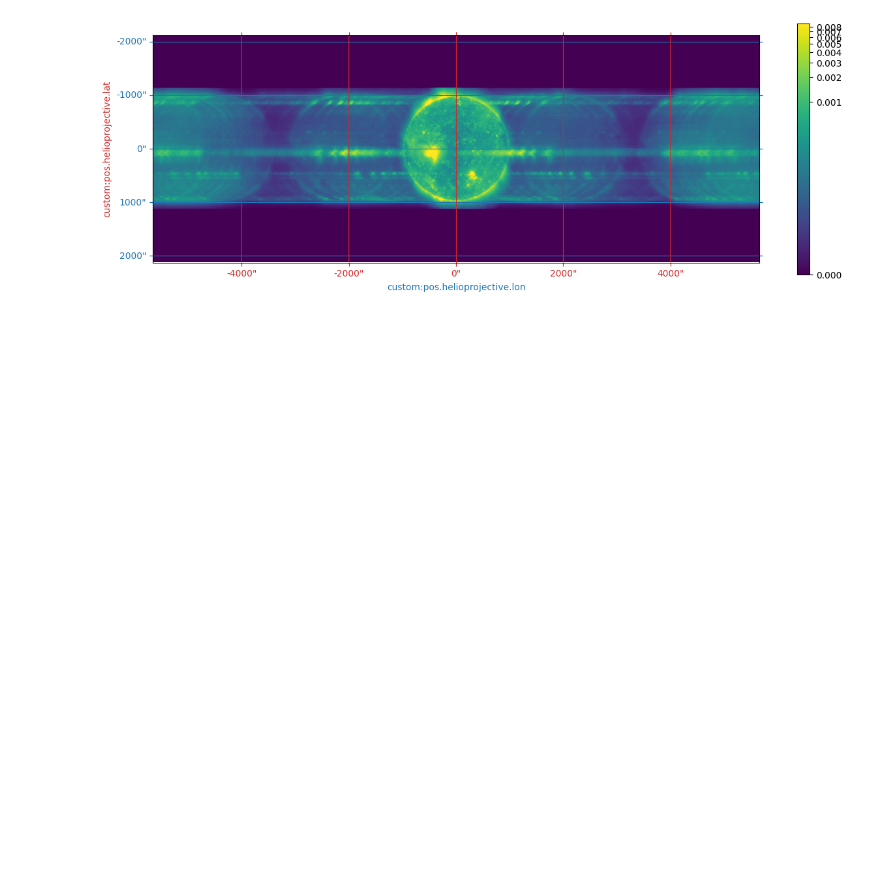
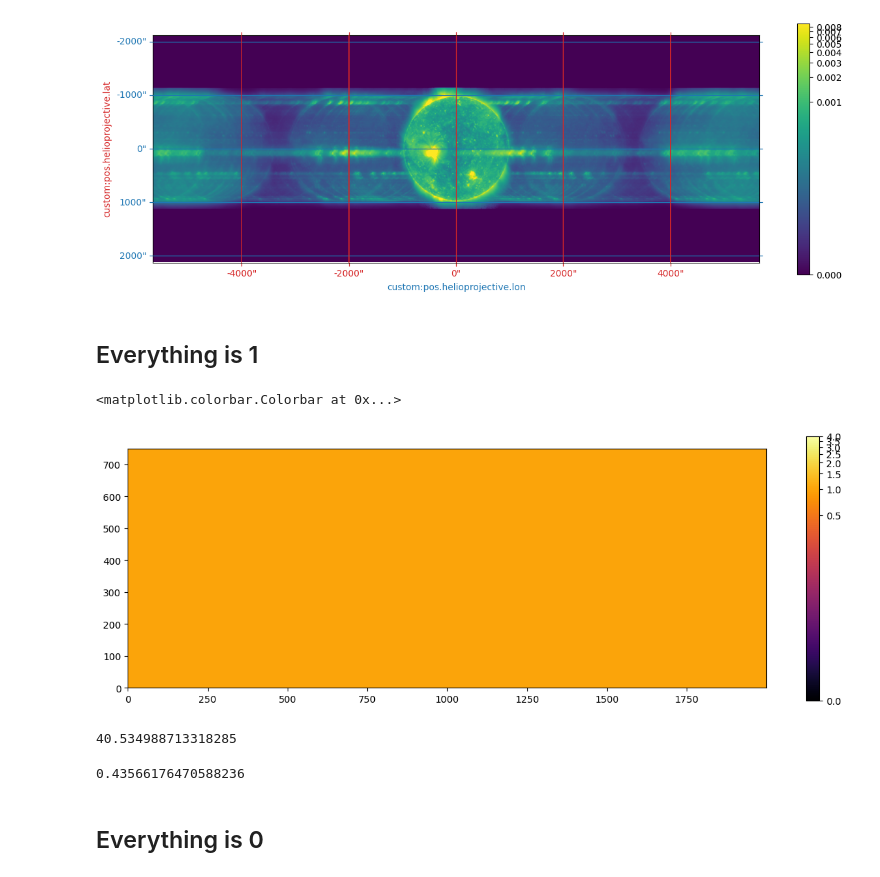
Before and after one commit to wtbarnes/moxsi-science-planning, a Jupyter notebook: sandbox/jpeg-ls-experiments.ipynb, the cells around one changed output. Saved outputs shown, nothing was run; the diff lists cells and outputs as text; code cells hidden in the pictures; blank space fills up the shorter version.

Commit message:
notebook on JPEG-LS experimentation'

```diff
--- a/sandbox/jpeg-ls-experiments.ipynb
+++ b/sandbox/jpeg-ls-experiments.ipynb
@@ -36,3 +53,26 @@ plt.colorbar()
 # %% [output]
 <matplotlib.colorbar.Colorbar at 0x...>
 [figure]
+# %% [markdown]
+## Everything is 1
+# %%
+overlappogram_ones = np.ones(overlappogram.data[0].shape)
+# %%
+plt.figure(figsize=(15,5))
+vmin, vmax = AsymmetricPercentileInterval(0,100).get_limits(overlappogram_random)
+plt.imshow(overlappogram_ones,
+           origin='lower', norm=ImageNormalize(vmin=vmin, vmax=vmax, stretch=LogStretch()), interpolation='none', cmap='inferno')
+plt.colorbar()
+# %% [output]
+<matplotlib.colorbar.Colorbar at 0x...>
+[figure, added]
+# %%
+compare_jpeg_ls_compression(overlappogram_ones, compare_format='JPEG', mode='L')
+# %% [output]
+40.534988713318285
+# %%
+compare_jpeg_ls_compression(overlappogram_ones, compare_format='JPEG2000', mode='I;16')
+# %% [output]
+0.43566176470588236
+# %% [markdown]
+## Everything is 0
```
Also changed, not shown: parts of 32 cells of this notebook.
